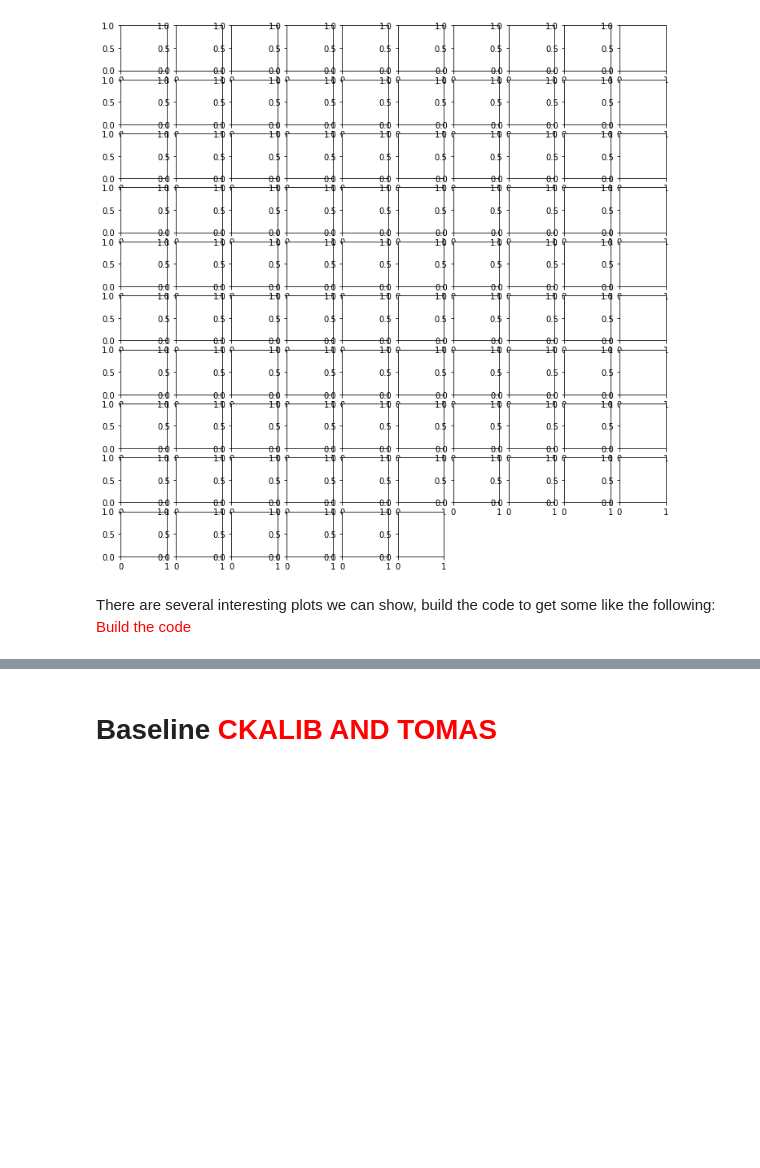
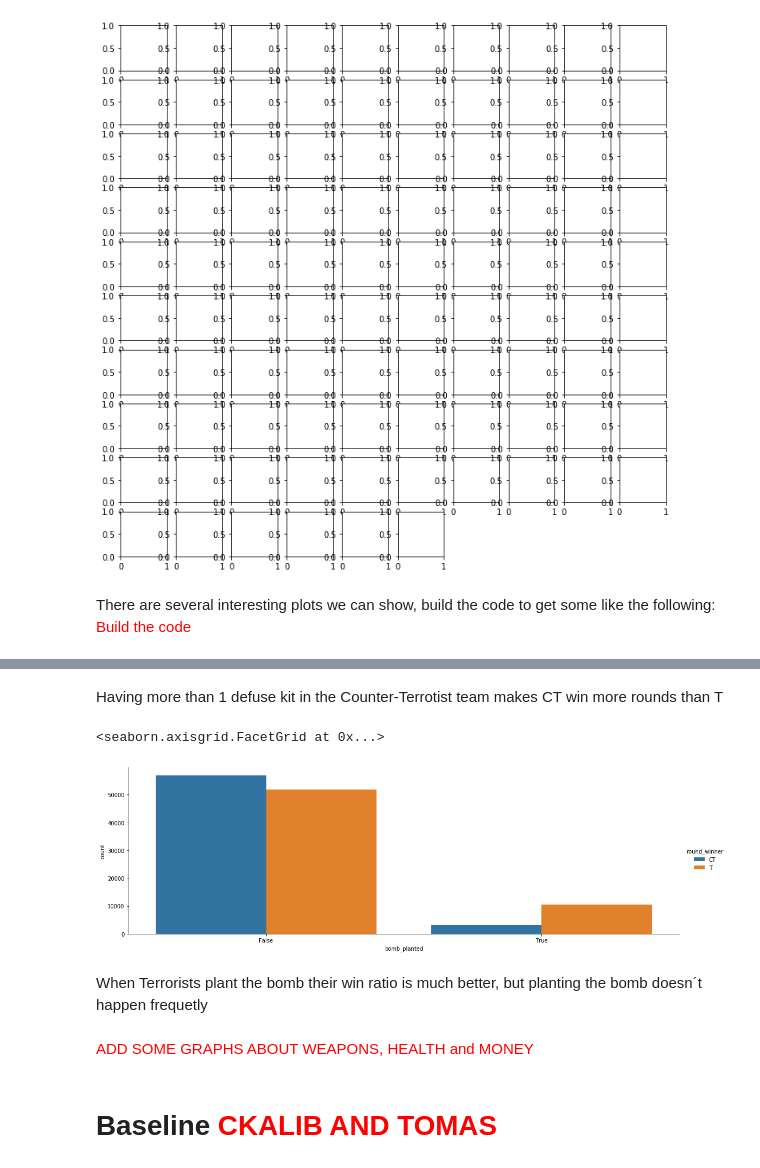
Before and after one commit to jacksomeone-92/ML2_Group_B, a Jupyter notebook: GroupB_CounterStrikeGO.ipynb, the cells around one changed output, grey strips where cells are left out. Cells and saved outputs as stored; diff of their text form; code cells hidden in the pictures; blank space fills up the shorter version.

```diff
--- a/GroupB_CounterStrikeGO.ipynb
+++ b/GroupB_CounterStrikeGO.ipynb
@@ -239,3 +255,14 @@ There are several interesting plots we can show, build the code to get some like
+# %% [markdown]
+Having more than 1 defuse kit in the Counter-Terrotist team makes CT win more rounds than T
+# %%
+sns.catplot(x="bomb_planted", hue="round_winner", kind="count", data=data, height=5, aspect=3)
+# %% [output]
+<seaborn.axisgrid.FacetGrid at 0x...>
+[figure, added]
+# %% [markdown]
+When Terrorists plant the bomb their win ratio is much better, but planting the bomb doesn´t happen frequetly
+# %% [markdown]
+<font color=red>ADD SOME GRAPHS ABOUT WEAPONS, HEALTH and MONEY</font>
 # %% [markdown]
 # Baseline <font color=red>CKALIB AND TOMAS</font>
 # %% [markdown]
```
Also changed, not shown: parts of 5 cells of this notebook, 1 other file.
